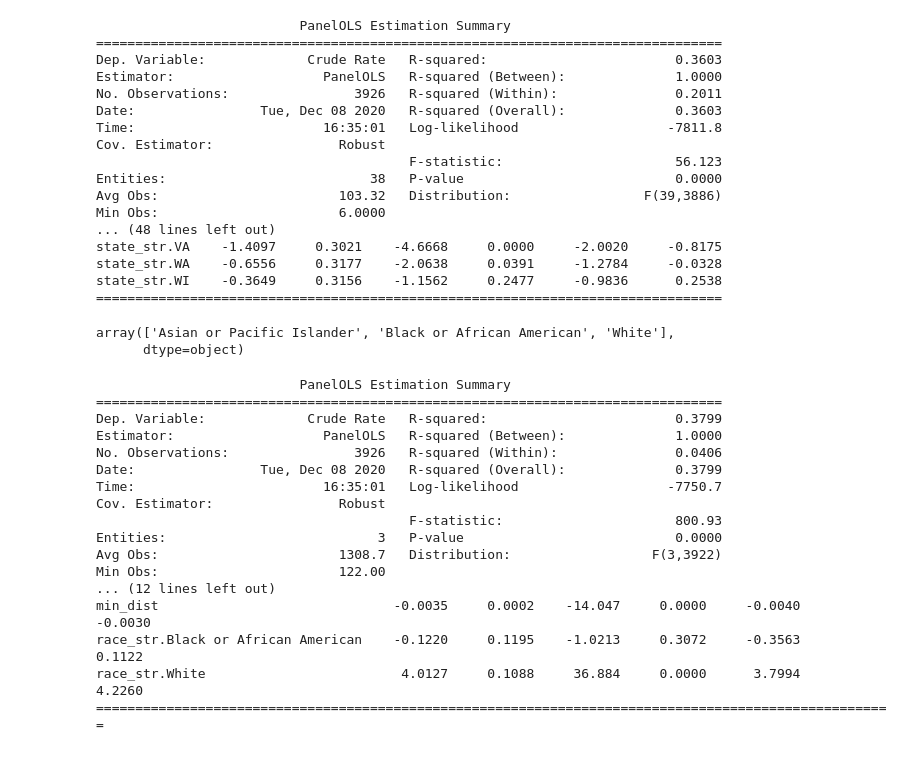
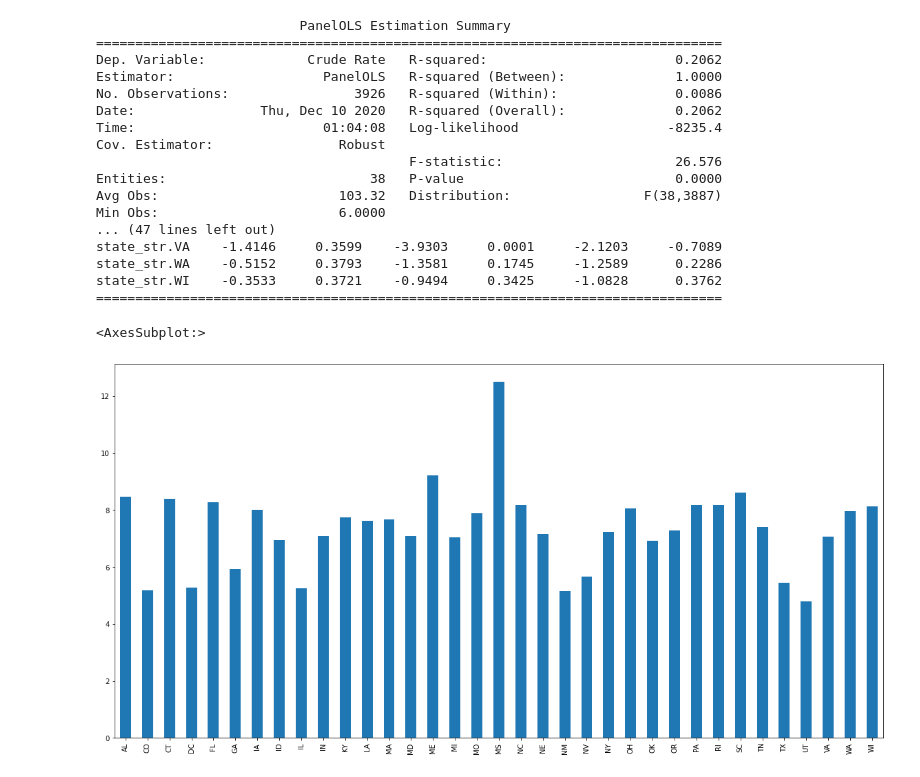
Before and after one commit to thedavekwon/SS340-Cause-and-Effect, a Jupyter notebook: SS340_FE.ipynb, the cells around one changed output. Drawn from its saved outputs; the diff is of its cells as text; code cells hidden in the pictures.

```diff
--- a/SS340_FE.ipynb
+++ b/SS340_FE.ipynb
@@ -224,27 +173,35 @@ year_str.2016     0.2981     0.1879     1.5860     0.1128     -0.0704      0.666
 year_str.2017     0.1733     0.1857     0.9335     0.3506     -0.1907      0.5373
 =================================================================================
 # %%
-# State FE + Control Sex
-mod = PanelOLS(sdf['Crude Rate'], sdf[['const', 'min_dist', 'Sex', 'state_str']], entity_effects=False, time_effects=False)
+# State FE + Controls
+mod = PanelOLS(sdf['Crude Rate'], sdf[['const', 'min_dist', 'state_str']], entity_effects=False, time_effects=False)
 entity = mod.fit(cov_type='robust')
 print(entity)
 # %% [output]
                           PanelOLS Estimation Summary
 ================================================================================
-Dep. Variable:             Crude Rate   R-squared:                        0.3603
+Dep. Variable:             Crude Rate   R-squared:                        0.2062
 Estimator:                   PanelOLS   R-squared (Between):              1.0000
-No. Observations:                3926   R-squared (Within):               0.2011
-Date:                Tue, Dec 08 2020   R-squared (Overall):              0.3603
-Time:                        16:35:01   Log-likelihood                   -7811.8
+No. Observations:                3926   R-squared (Within):               0.0086
+Date:                Thu, Dec 10 2020   R-squared (Overall):              0.2062
+Time:                        01:04:08   Log-likelihood                   -8235.4
 Cov. Estimator:                Robust
-                                        F-statistic:                      56.123
+                                        F-statistic:                      26.576
 Entities:                          38   P-value                           0.0000
-Avg Obs:                       103.32   Distribution:                 F(39,3886)
+Avg Obs:                       103.32   Distribution:                 F(38,3887)
 Min Obs:                       6.0000
-... (48 lines left out)
-state_str.VA    -1.4097     0.3021    -4.6668     0.0000     -2.0020     -0.8175
-state_str.WA    -0.6556     0.3177    -2.0638     0.0391     -1.2784     -0.0328
-state_str.WI    -0.3649     0.3156    -1.1562     0.2477     -0.9836      0.2538
+... (47 lines left out)
+state_str.VA    -1.4146     0.3599    -3.9303     0.0001     -2.1203     -0.7089
+state_str.WA    -0.5152     0.3793    -1.3581     0.1745     -1.2589      0.2286
+state_str.WI    -0.3533     0.3721    -0.9494     0.3425     -1.0828      0.3762
 ================================================================================
+# %%
+params = entity.params.iloc[[0]+list(range(5, len(entity.params)))]
+params.iloc[1:] = params.iloc[1:] +  params.iloc[0]
+params.index = ['AL'] +  list(map(lambda x: x.split(".")[1], params.index[1:]))
+params.plot(kind='bar', figsize=(20, 10))
+# %% [output]
+<AxesSubplot:>
+[figure, added]
 # %%
 year_str = df.reset_index()[['Year']].astype('str')
@@ -259,28 +213,0 @@ rdf['race_str'] = race_str
-# %%
-np.unique(rdf['race_str'])
-# %% [output]
-array(['Asian or Pacific Islander', 'Black or African American', 'White'],
-      dtype=object)
-# %%
-# Race FE
-mod = PanelOLS(rdf['Crude Rate'], rdf[['const', 'min_dist', 'race_str']], entity_effects=False, time_effects=False)
-entity = mod.fit(cov_type='robust')
-print(entity)
-# %% [output]
-                          PanelOLS Estimation Summary
-================================================================================
-Dep. Variable:             Crude Rate   R-squared:                        0.3799
-Estimator:                   PanelOLS   R-squared (Between):              1.0000
-No. Observations:                3926   R-squared (Within):               0.0406
-Date:                Tue, Dec 08 2020   R-squared (Overall):              0.3799
-Time:                        16:35:01   Log-likelihood                   -7750.7
-Cov. Estimator:                Robust
-                                        F-statistic:                      800.93
-Entities:                           3   P-value                           0.0000
-Avg Obs:                       1308.7   Distribution:                  F(3,3922)
-Min Obs:                       122.00
-... (12 lines left out)
-min_dist                              -0.0035     0.0002    -14.047     0.0000     -0.0040     -0.0030
-race_str.Black or African American    -0.1220     0.1195    -1.0213     0.3072     -0.3563      0.1122
-race_str.White                         4.0127     0.1088     36.884     0.0000      3.7994      4.2260
-======================================================================================================
```
Also changed, not shown: parts of 26 cells of this notebook, 6 other files.
